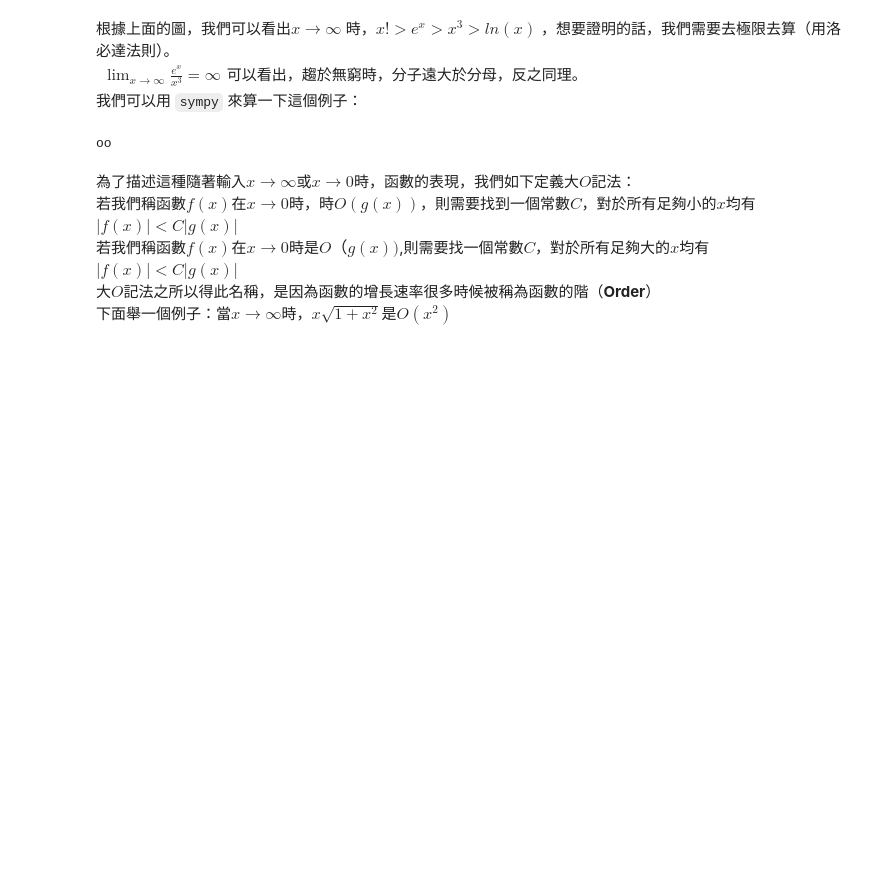
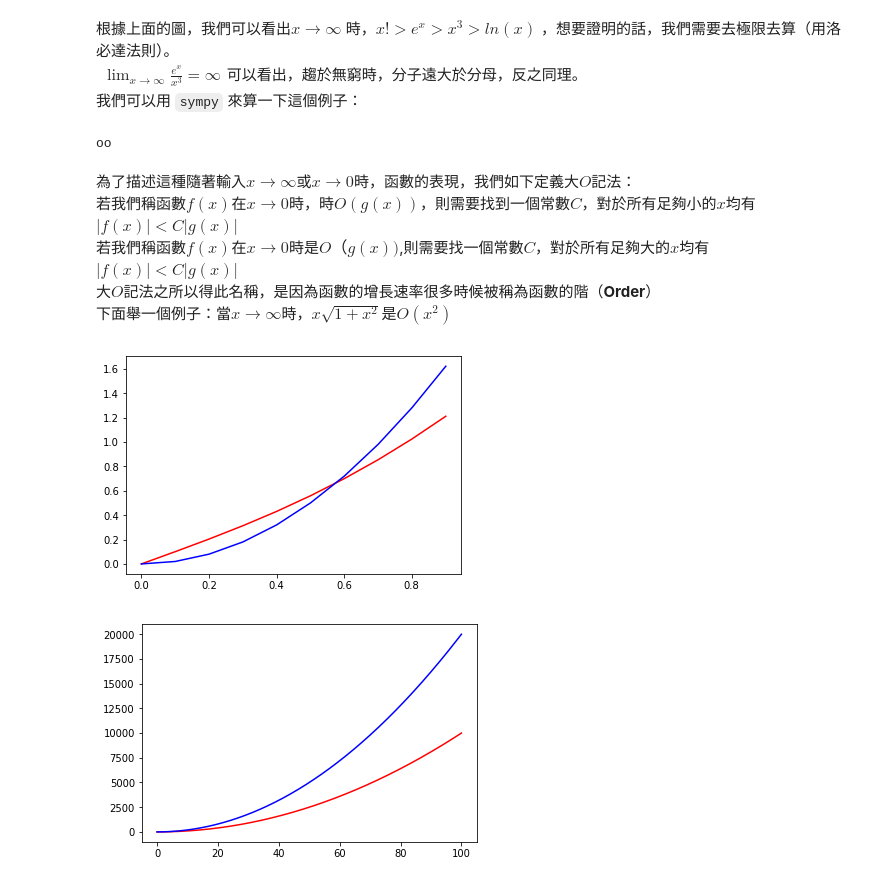
Before and after one commit to TerenceLiu98/Undergraduate-in-Statistics, a Jupyter notebook: Use PY in Calculus.ipynb, the cells around one changed output. Drawn from its saved outputs; the diff is of its cells as text; code cells hidden in the pictures; blank space fills up the shorter version.

```diff
--- a/Use PY in Calculus.ipynb
+++ b/Use PY in Calculus.ipynb
@@ -396,3 +396,20 @@ oo
 若我們稱函數$f(x)$在$x\rightarrow 0$時是$O（g(x))$,則需要找一個常數$C$，對於所有足夠大的$x$均有$|f(x)|<C|g(x)|$<br>
 大$O$記法之所以得此名稱，是因為函數的增長速率很多時候被稱為函數的階（**Order**）<br>
 下面舉一個例子：當$x\rightarrow \infty$時，$x\sqrt{1+x^2}$是$O(x^2)$<br>
+# %%
+import sympy
+import numpy as np
+import matplotlib.pyplot as plt
+x = sympy.Symbol('x',real = True)
+xvals = np.linspace(0,100,1000)
+f = x*sympy.sqrt(1+x**2)
+g = 2*x**2
+y1 = [f.evalf(subs = {x:xval}) for xval in xvals]
+y2 = [g.evalf(subs = {x:xval}) for xval in xvals]
+plt.plot(xvals[:10],y1[:10],'r',xvals[:10],y2[:10],'b')
+plt.show()
+plt.plot(xvals,y1,'r',xvals,y2,'b')
+plt.show()
+# %% [output]
+[figure, added]
+[figure, added]
```
Also changed, not shown: 1 other file.
